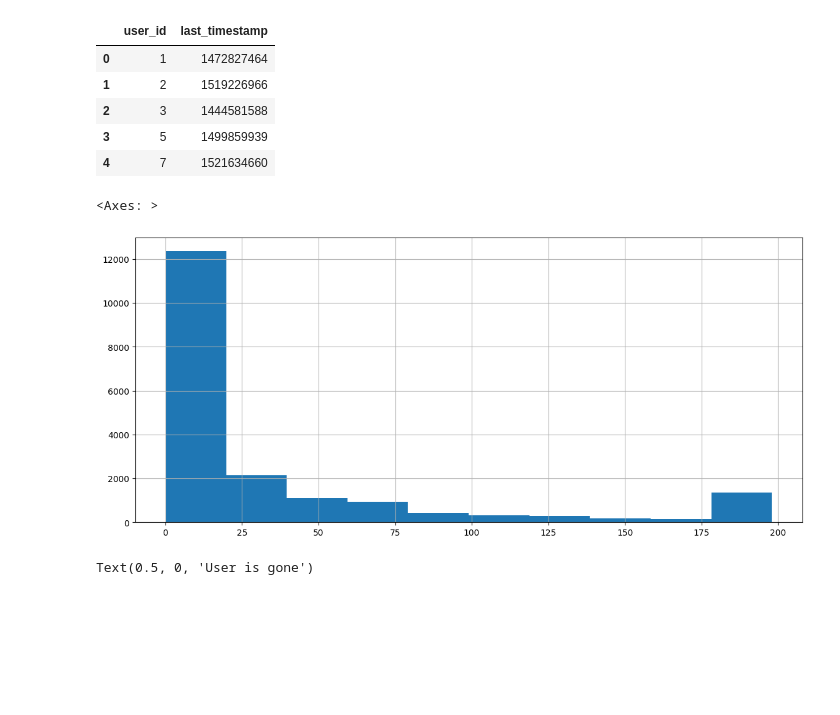
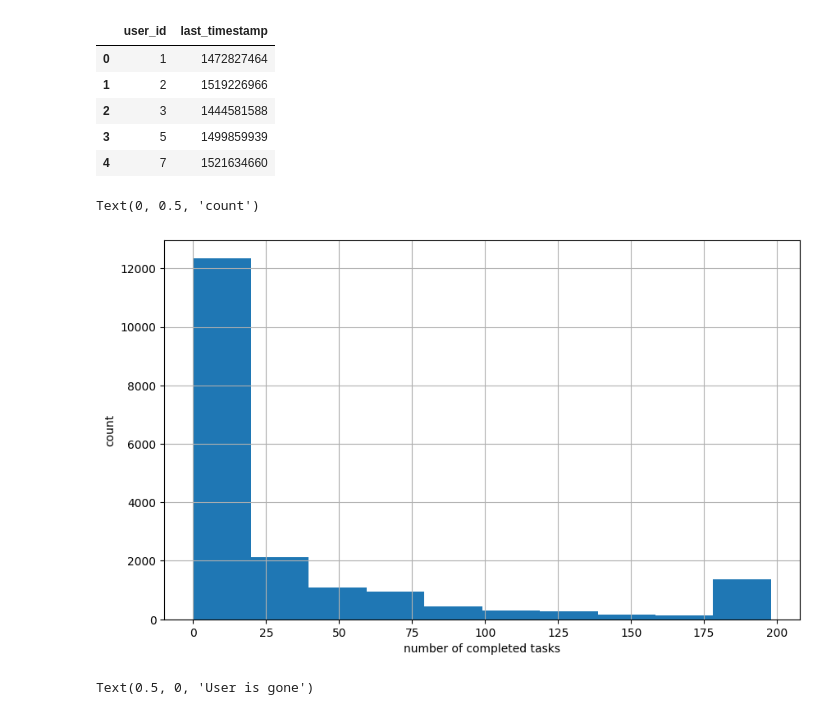
Before and after one commit to fydenn/Course-Completion-Prediction, a Jupyter notebook: ml_contest.ipynb, the cells around one changed output. Drawn from its saved outputs; the diff is of its cells as text; code cells hidden in the pictures; blank space fills up the shorter version.

```diff
--- a/ml_contest.ipynb
+++ b/ml_contest.ipynb
@@ -154,7 +188,7 @@ gap_data.quantile(Persent)
 np.float64(27.452338425926104)
 # %%
 #search last enter of user
-user_data = events_data.groupby('user_id', as_index=False).agg({'timestamp': 'max'}).rename(columns={'timestamp': 'last_timestamp'})
+user_data = events_data.groupby('user_id', as_index=False).agg({'timestamp': 'max'}).rename(columns={'timestamp': 'last_timestamp',})
 # %%
 user_data.head()
 # %% [output]
@@ -176,11 +210,13 @@ user_data = user_data.merge(user_scores, how='left')\
                      .merge(count_user_days, how = 'left')\
                      .merge(most_freq_part_day, how= 'left').fillna(0)
 # %%
-plt.figure(figsize=(14,6))
+plt.figure(figsize=(10,6))
 user_data.passed.hist()
+plt.xlabel('number of completed tasks')
+plt.ylabel('count')
 # %% [output]
-<Axes: >
+Text(0, 0.5, 'count')
-[figure, old version]
+[figure, new version]
 # %%
 sns.barplot(x = user_data.user_is_gone.unique(), y = list(user_data.user_is_gone.value_counts()))
 plt.xlabel('User is gone')
```
Also changed, not shown: parts of 8 cells of this notebook.
